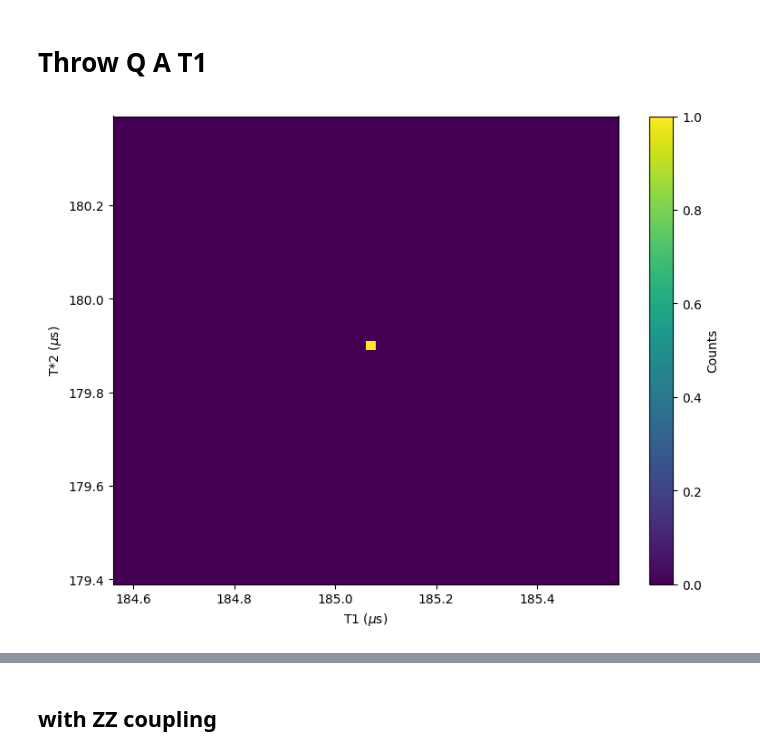
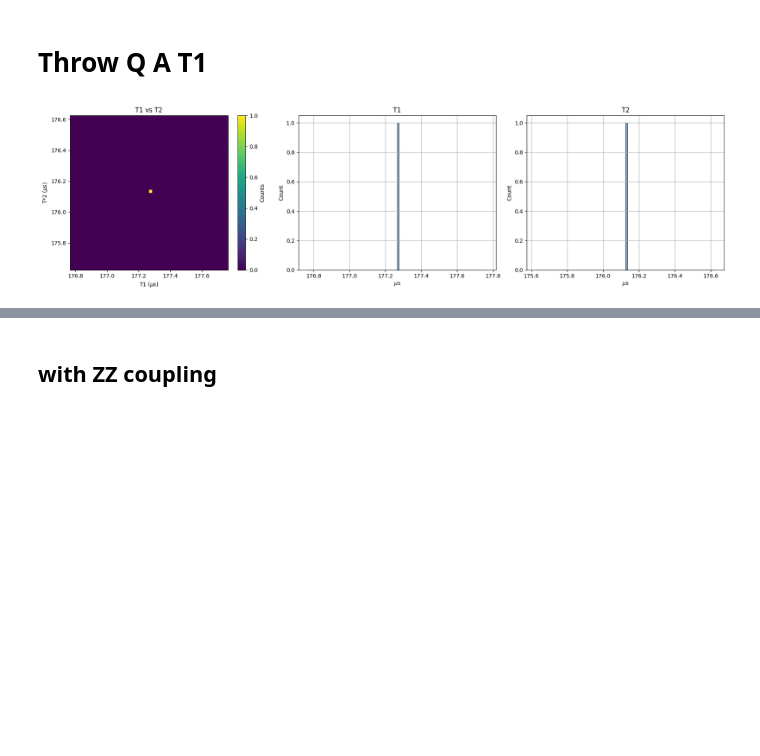
Before and after one commit to jyamaoka/qubit_zz_coupling, a Jupyter notebook: examples/t1a_ZZandTLS_V2_NF_071825.ipynb, the cells around one changed output, grey strips where cells are left out. Drawn from its saved outputs; the diff is of its cells as text; code cells hidden in the pictures; blank space fills up the shorter version.

```diff
--- a/examples/t1a_ZZandTLS_V2_NF_071825.ipynb
+++ b/examples/t1a_ZZandTLS_V2_NF_071825.ipynb
@@ -295,29 +10,48 @@ T1_A_SAMPLE_HI, T2_A_SAMPLE_HI = correlated_2d_normal(mean2, cov2, size=200)
 # %%
-#T1_A_SAMPLE_LO, T2_A_SAMPLE_LO = correlated_2d_normal(mean1, cov1, size=1000)
-#T1_A_SAMPLE_HI, T2_A_SAMPLE_HI = correlated_2d_normal(mean2, cov2, size=1000)
-
 #T1_A_SAMPLE_LO, T1_A_SAMPLE_HI = sample_bimodal_gaussian_split(50e-6,10e-6,170e-6,10e-6,500) #b1
-#T1_A_SAMPLE_LO, T1_A_SAMPLE_HI = sample_bimodal_gaussian_split(50e-6,10e-6,220e-6,10e-6,10) #b1a
 T1_A_SAMPLE_LO, T1_A_SAMPLE_HI = sample_bimodal_gaussian_split(30e-6,5e-6,170e-6,10e-6, 1) #b1b
 
 #T1_A_SAMPLE_LO, T1_A_SAMPLE_HI = sample_bimodal_gaussian_split(120e-6,10e-6,170e-6,10e-6,200) #b2
-#T1_A_SAMPLE_LO, T1_A_SAMPLE_HI = sample_bimodal_gaussian_split(120e-6,5e-6,170e-6,10e-6,10) #b2b
 #T1_A_SAMPLE_LO, T1_A_SAMPLE_HI = sample_bimodal_gaussian_split(120e-6,5e-6,170e-6,10e-6,50) #b2b
 
 T2_A_SAMPLE_LO = make_t2(T1_A_SAMPLE_LO, 350e-6) # 350 or 220
 T2_A_SAMPLE_HI = make_t2(T1_A_SAMPLE_HI, 350e-6)
 
 
+fig, axs = plt.subplots(1, 3, figsize=(18, 5))
 
-# Create 2D histogram (heatmap)
-plt.figure(figsize=(8, 6))
-plt.hist2d(np.concatenate([T1_A_SAMPLE_LO,T1_A_SAMPLE_HI])*1e6, np.concatenate([T2_A_SAMPLE_LO,T2_A_SAMPLE_HI])*1e6, bins=50, cmap='viridis')
-#plt.hist2d(T2_A_SAMPLE_HI*1e6, T1_A_SAMPLE_HI*1e6, bins=50, cmap='viridis')
-#plt.contour(sample0, sample1, bins=50, cmap='viridis')
-plt.xlabel("T1 ($\\mu$s)")
-plt.ylabel("T*2 ($\\mu$s)")
-plt.colorbar(label='Counts')
+# 2D histogram (heatmap)
+h = axs[0].hist2d(
+    np.concatenate([T1_A_SAMPLE_LO, T1_A_SAMPLE_HI]) * 1e6,
+    np.concatenate([T2_A_SAMPLE_LO, T2_A_SAMPLE_HI]) * 1e6,
+    bins=50, cmap='viridis'
+)
+axs[0].set_xlabel("T1 ($\\mu$s)")
+axs[0].set_ylabel("T*2 ($\\mu$s)")
+axs[0].set_title("T1 vs T2")
+plt.colorbar(h[3], ax=axs[0], label='Counts')
+
+# T1 histogram
+axs[1].hist(
+    np.concatenate([T1_A_SAMPLE_LO, T1_A_SAMPLE_HI]) * 1e6,
+    bins=100, alpha=0.7, color='steelblue', edgecolor='black'
+)
+axs[1].set_xlabel("$\\mu$s")
+axs[1].set_ylabel("Count")
+axs[1].set_title("T1")
+axs[1].grid(True)
+
+# T2 histogram
+axs[2].hist(
+    np.concatenate([T2_A_SAMPLE_LO, T2_A_SAMPLE_HI]) * 1e6,
+    bins=100, alpha=0.7, color='steelblue', edgecolor='black'
+)
+axs[2].set_xlabel("$\\mu$s")
+axs[2].set_ylabel("Count")
+axs[2].set_title("T2")
+axs[2].grid(True)
+
 plt.tight_layout()
 plt.show()
 # %% [output]
-[figure, old version]
+[figure, new version]
```
Also changed, not shown: parts of 9 cells of this notebook, 4 other files.
